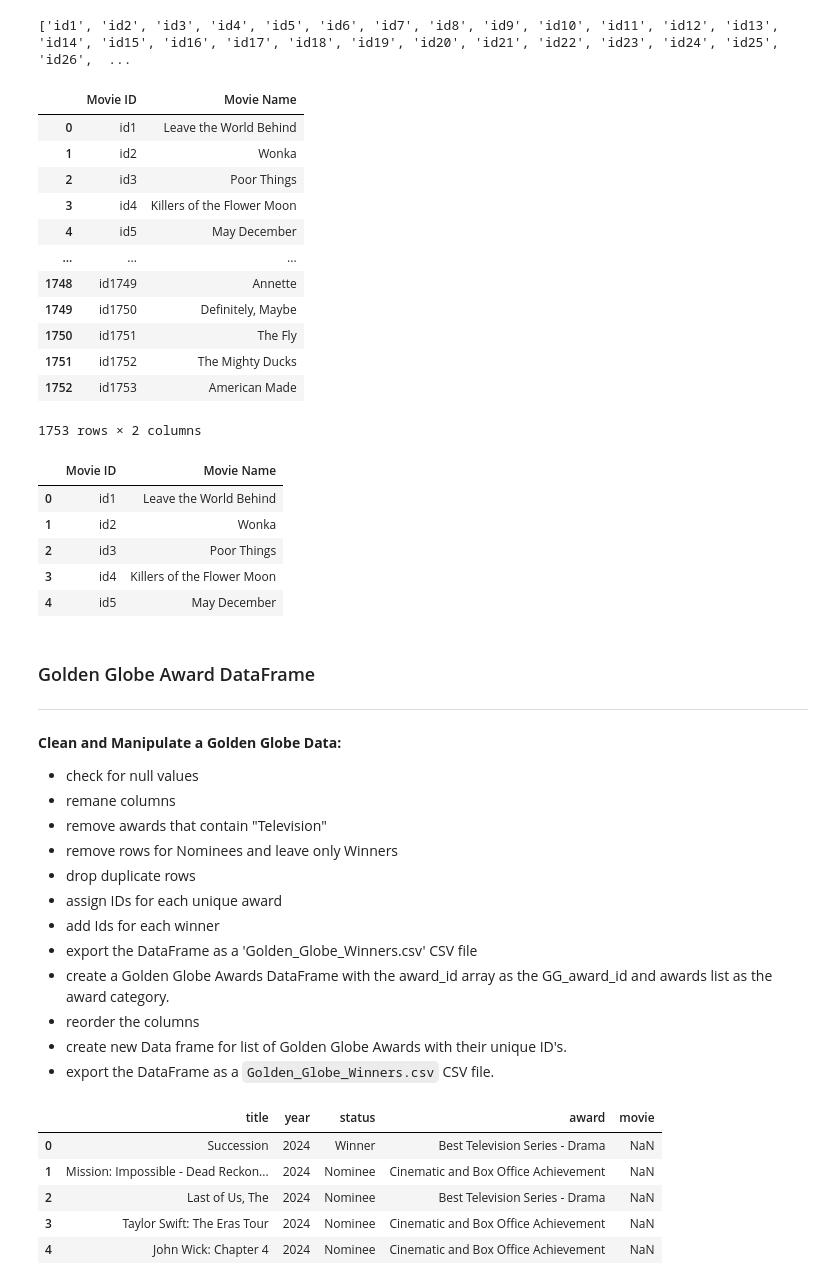
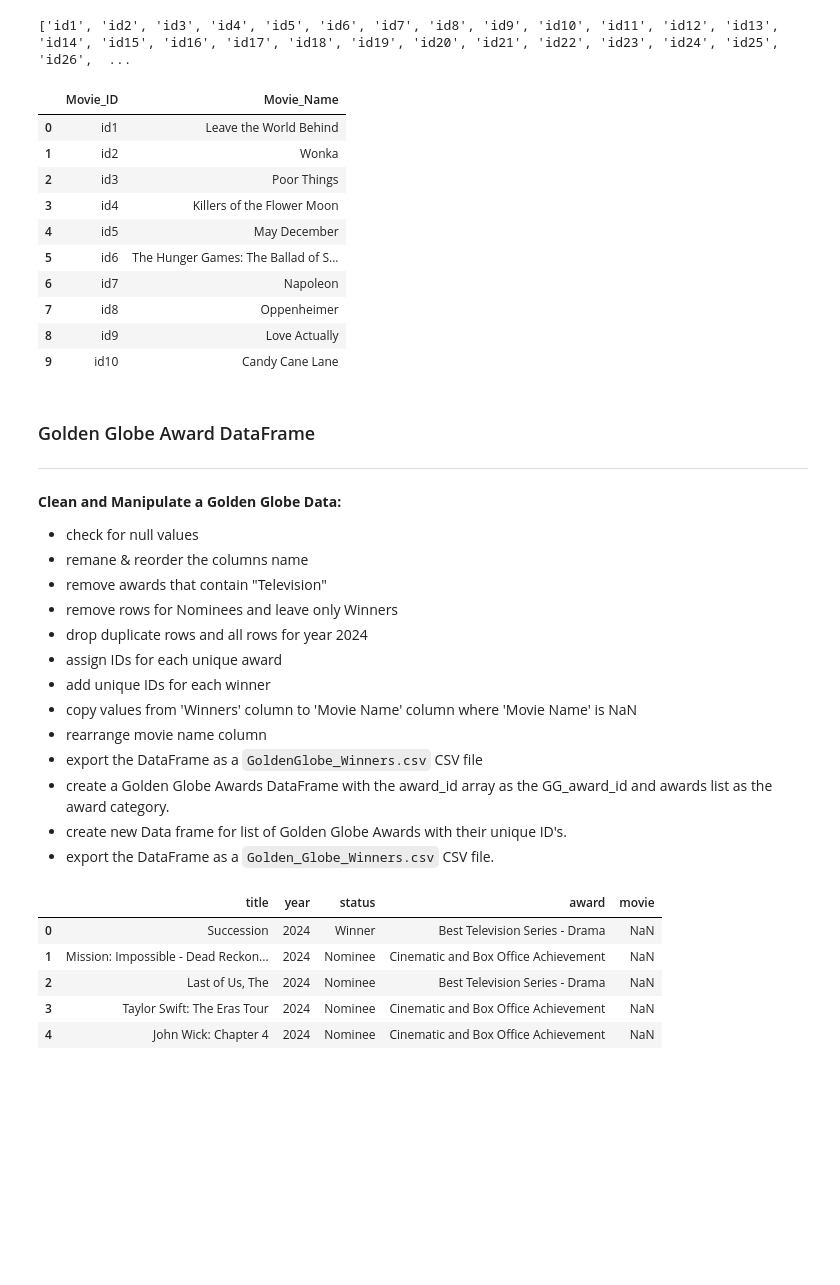
Before and after one commit to IrynaVitkovych/Project-3, a Jupyter notebook: Data Cleaning.ipynb, the cells around one changed output. Saved outputs shown, nothing was run; the diff lists cells and outputs as text; code cells hidden in the pictures; blank space fills up the shorter version.

```diff
--- a/Data Cleaning.ipynb
+++ b/Data Cleaning.ipynb
@@ -111,33 +147,26 @@ m_ids = ['id' + str(m_id) for m_id in range(1, len(movie_ids) + 1)]
 print(m_ids)
 # %% [output]
 ['id1', 'id2', 'id3', 'id4', 'id5', 'id6', 'id7', 'id8', 'id9', 'id10', 'id11', 'id12', 'id13', 'id14', 'id15', 'id16', 'id17', 'id18', 'id19', 'id20', 'id21', 'id22', 'id23', 'id24', 'id25', 'id26',  ...
-# %%
-movie_df
-# %% [output]
-|  | Movie ID | Movie Name |
-| 0 | id1 | Leave the World Behind |
-| 1 | id2 | Wonka |
-| 2 | id3 | Poor Things |
-| 3 | id4 | Killers of the Flower Moon |
-| 4 | id5 | May December |
-| ... | ... | ... |
-| 1748 | id1749 | Annette |
-| 1749 | id1750 | Definitely, Maybe |
-| 1750 | id1751 | The Fly |
-| 1751 | id1752 | The Mighty Ducks |
-| 1752 | id1753 | American Made |
-1753 rows × 2 columns
-# %%
-# Rename columns
-movie_df.rename(columns={'movie_id': 'Movie ID', 'movie_name': 'Movie Name' }, inplace=True)
-movie_df.head(5)
-# %% [output]
-|  | Movie ID | Movie Name |
-| 0 | id1 | Leave the World Behind |
-| 1 | id2 | Wonka |
-| 2 | id3 | Poor Things |
-| 3 | id4 | Killers of the Flower Moon |
-| 4 | id5 | May December |
+# %%
+# Create a category DataFrame with the category_id array as the category_id and categories list as the category name. (update Iryna V.)
+movie_df= pd.DataFrame({
+    'Movie_ID': m_ids,
+    'Movie_Name': movies
+})
+
+movie_df.head(10)
+# %% [output]
+|  | Movie_ID | Movie_Name |
+| 0 | id1 | Leave the World Behind |
+| 1 | id2 | Wonka |
+| 2 | id3 | Poor Things |
+| 3 | id4 | Killers of the Flower Moon |
+| 4 | id5 | May December |
+| 5 | id6 | The Hunger Games: The Ballad of S... |
+| 6 | id7 | Napoleon |
+| 7 | id8 | Oppenheimer |
+| 8 | id9 | Love Actually |
+| 9 | id10 | Candy Cane Lane |
 # %%
 # Export movie_df as CSV files.
 movie_df.to_csv("CleanData/imdb_moviesID.csv", index=False)
@@ -146,15 +175,16 @@ movie_df.to_csv("CleanData/imdb_moviesID.csv", index=False)
 ----
 **Clean and Manipulate a Golden Globe Data:**
 - check for null values
-- remane columns
+- remane & reorder the columns name
 - remove awards that contain "Television"
 - remove rows for Nominees and leave only Winners
-- drop duplicate rows
+- drop duplicate rows and all rows for year 2024
 - assign IDs for each unique award
-- add Ids for each winner
-- export the DataFrame as a 'Golden_Globe_Winners.csv' CSV file
+- add unique IDs for each winner
+- copy values from 'Winners' column to 'Movie Name' column where 'Movie Name' is NaN
+- rearrange movie name column
+- export the DataFrame as a `GoldenGlobe_Winners.csv` CSV file
 - create a Golden Globe Awards DataFrame with the award_id array as the GG_award_id and awards list as the award category.
-- reorder the columns
 - create new Data frame for list of Golden Globe Awards with their unique ID's.
 - export the DataFrame as a `Golden_Globe_Winners.csv` CSV file.
 # %%
```
Also changed, not shown: parts of 10 cells of this notebook, 13 other files.
